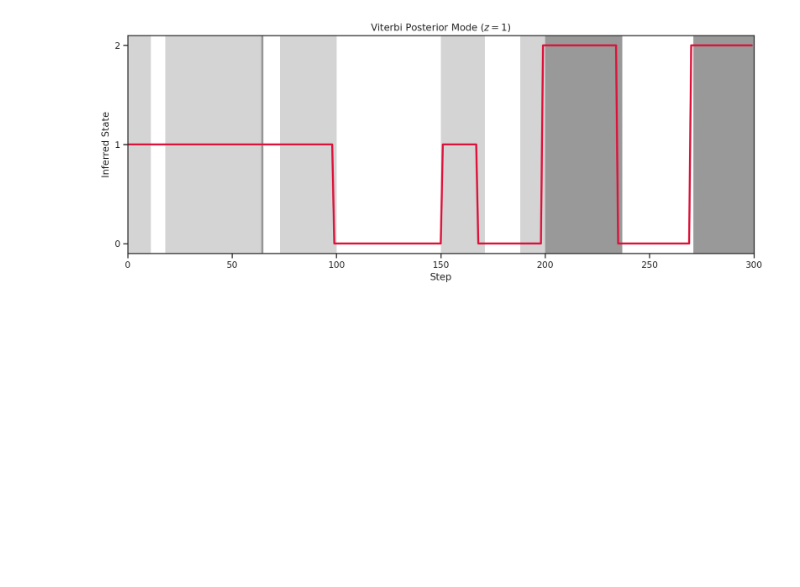
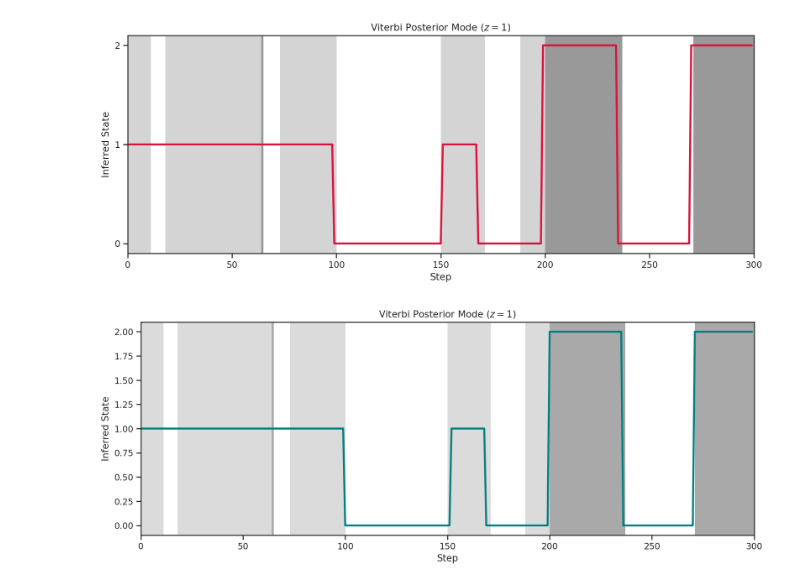
Before and after one commit to CorpuzKB/PML-Advance-Topics-notebooks, a Jupyter notebook: HMM_Inference__TensorFlow.ipynb, the cells around one changed output. Saved outputs shown, nothing was run; the diff lists cells and outputs as text; code cells hidden in the pictures; blank space fills up the shorter version.

```diff
--- a/HMM_Inference__TensorFlow.ipynb
+++ b/HMM_Inference__TensorFlow.ipynb
@@ -171,3 +179,17 @@ plt.plot(states_Viterbi[0, :], color="crimson", linewidth=2.5)
 plt.title("Viterbi Posterior Mode ($z=1$)"); plt.ylabel('Inferred State'); plt.xlabel('Step'); plt.yticks([0, 1, 2]); plt.show()
 # %% [output]
 [figure]
+# %%
+HMM = tfd.HiddenMarkovModel(
+    initial_distribution = tfd.Categorical(probs=tf.squeeze(states_0)),
+    transition_distribution = tfd.Categorical(probs=A),
+    observation_distribution = tfd.Categorical(probs=λ),
+    num_steps = steps)
+
+Mode = HMM.posterior_mode(observations)
+plt.figure(figsize=(14, 5))
+plt.imshow(true_states[None, 0, :], extent=(0, steps, -0.1, num_states - 0.9), cmap='Greys', alpha=0.34, aspect='auto')
+plt.plot(Mode[0], color="teal", linewidth=2.5)
+plt.title("Viterbi Posterior Mode ($z=1$)"); plt.ylabel('Inferred State'); plt.xlabel('Step'); plt.show()
+# %% [output]
+[figure, added]
```
Also changed, not shown: parts of 2 cells of this notebook.
